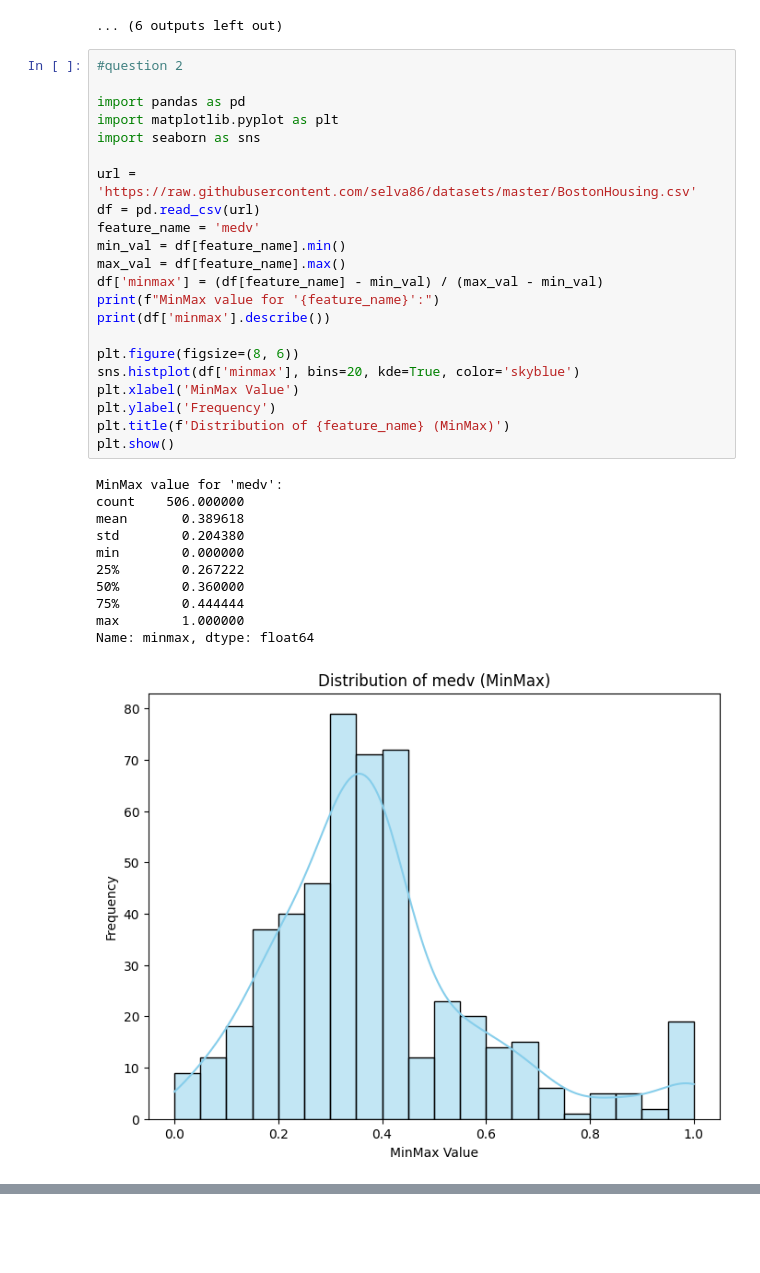
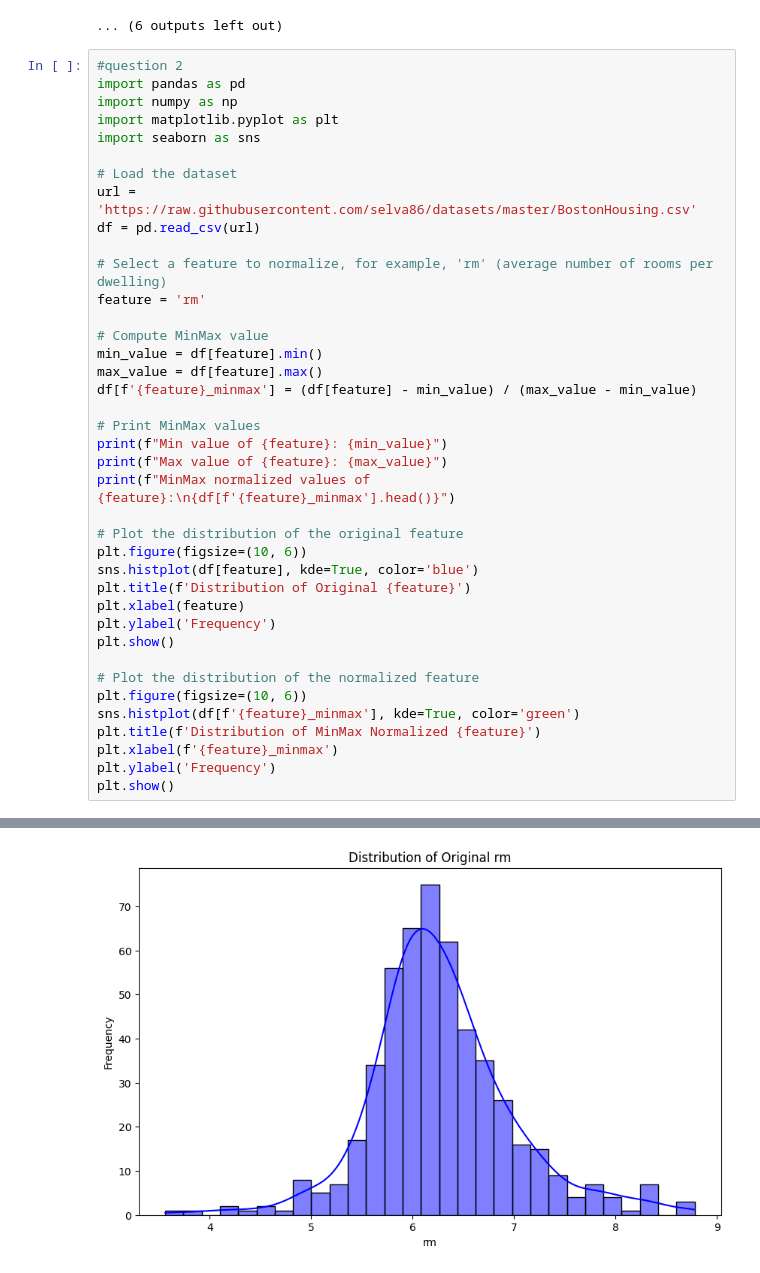
Before and after one commit to Thotasaiteja2004/Ai-lab, a Jupyter notebook: Assignment4.ipynb, the cells around one changed output, grey strips where cells are left out. Cells and saved outputs as stored; diff of their text form; blank space fills up the shorter version.

```diff
--- a/Assignment4.ipynb
+++ b/Assignment4.ipynb
@@ -155,37 +155,43 @@ Coefficient 12: Standard Error = 0.1096, t-statistic = -148.1415
 [figure]
 [figure]
 ... (6 outputs left out)
-# %%
-#question 2
-
-import pandas as pd
-import matplotlib.pyplot as plt
-import seaborn as sns
-
-url = 'https://raw.githubusercontent.com/selva86/datasets/master/BostonHousing.csv'
-df = pd.read_csv(url)
-feature_name = 'medv'
-min_val = df[feature_name].min()
-max_val = df[feature_name].max()
-df['minmax'] = (df[feature_name] - min_val) / (max_val - min_val)
-print(f"MinMax value for '{feature_name}':")
-print(df['minmax'].describe())
-
-plt.figure(figsize=(8, 6))
-sns.histplot(df['minmax'], bins=20, kde=True, color='skyblue')
-plt.xlabel('MinMax Value')
-plt.ylabel('Frequency')
-plt.title(f'Distribution of {feature_name} (MinMax)')
-plt.show()
-# %% [output]
-MinMax value for 'medv':
-count    506.000000
-mean       0.389618
-std        0.204380
-min        0.000000
-25%        0.267222
-50%        0.360000
-75%        0.444444
-max        1.000000
-Name: minmax, dtype: float64
-[figure, removed]
+# %%
+#question 2
+import pandas as pd
+import numpy as np
+import matplotlib.pyplot as plt
+import seaborn as sns
+
+# Load the dataset
+url = 'https://raw.githubusercontent.com/selva86/datasets/master/BostonHousing.csv'
+df = pd.read_csv(url)
+
+# Select a feature to normalize, for example, 'rm' (average number of rooms per dwelling)
+feature = 'rm'
+
+# Compute MinMax value
+min_value = df[feature].min()
+max_value = df[feature].max()
+df[f'{feature}_minmax'] = (df[feature] - min_value) / (max_value - min_value)
+
+# Print MinMax values
+print(f"Min value of {feature}: {min_value}")
+print(f"Max value of {feature}: {max_value}")
+print(f"MinMax normalized values of {feature}:\n{df[f'{feature}_minmax'].head()}")
+
+# Plot the distribution of the original feature
+plt.figure(figsize=(10, 6))
+sns.histplot(df[feature], kde=True, color='blue')
+plt.title(f'Distribution of Original {feature}')
+plt.xlabel(feature)
+plt.ylabel('Frequency')
+plt.show()
+
+# Plot the distribution of the normalized feature
+plt.figure(figsize=(10, 6))
+sns.histplot(df[f'{feature}_minmax'], kde=True, color='green')
+plt.title(f'Distribution of MinMax Normalized {feature}')
+plt.xlabel(f'{feature}_minmax')
+plt.ylabel('Frequency')
+plt.show()
+# %% [output]
@@ -191,0 +207 @@ Name: minmax, dtype: float64
+[figure, added]
```
Also changed, not shown: parts of 1 cell of this notebook.
